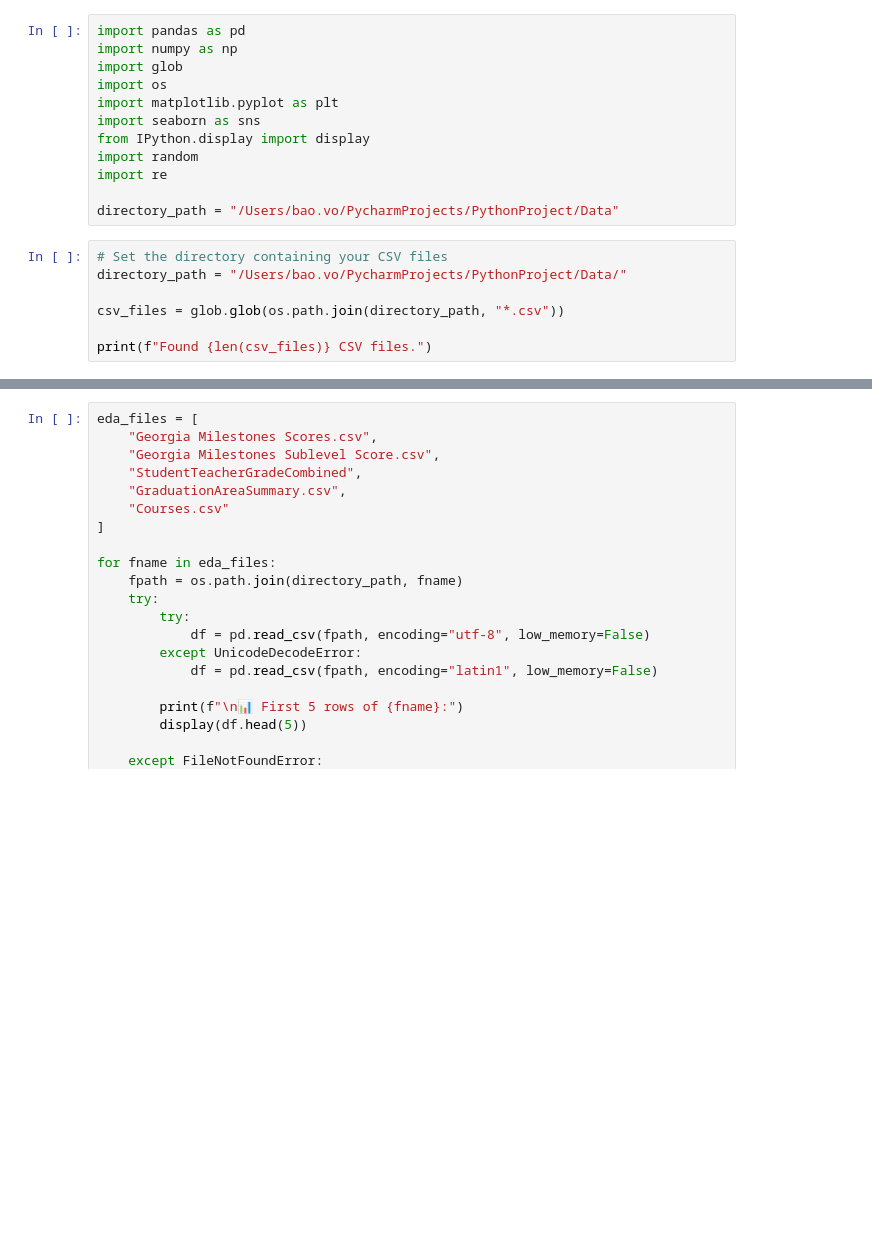
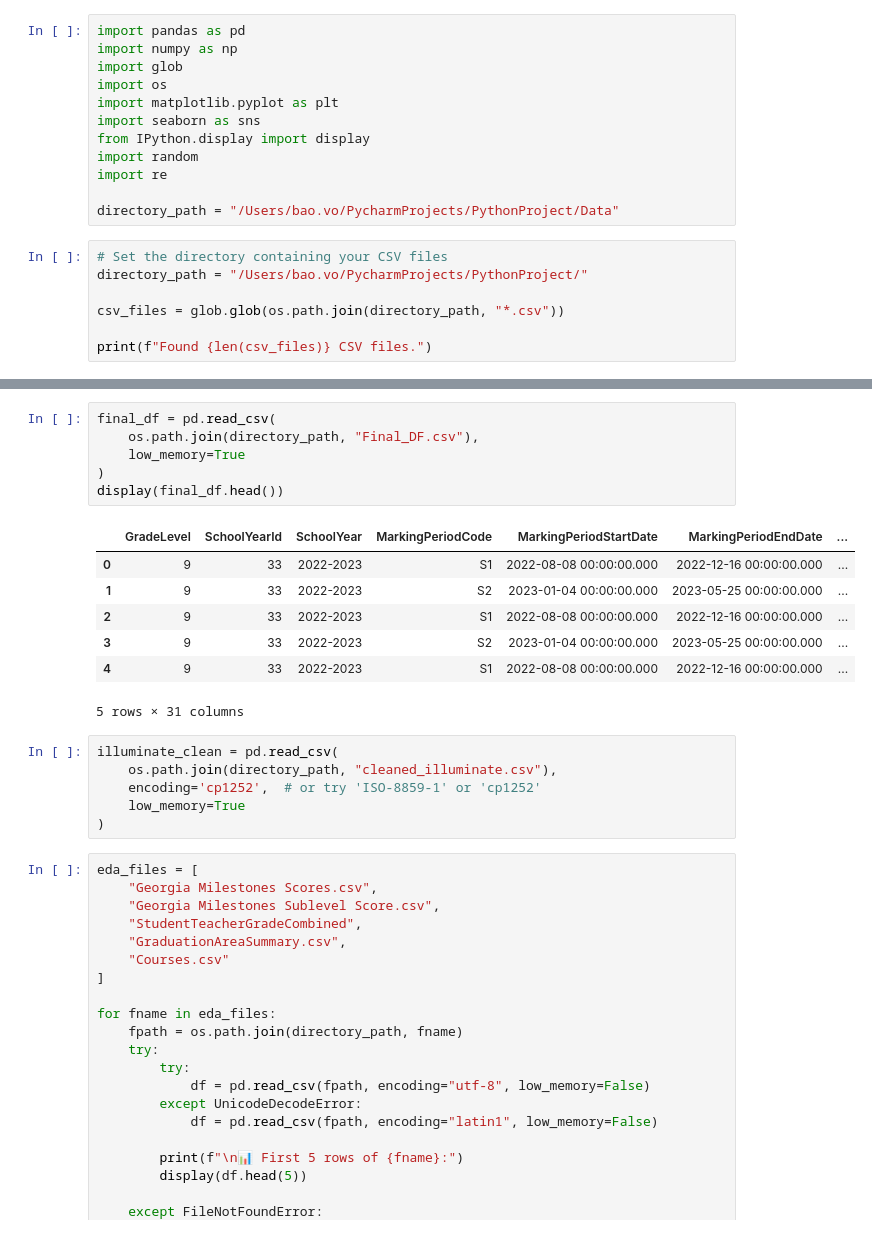
Before and after one commit to bvo0293/PracticumSummer2025, a Jupyter notebook: EDA.ipynb, the cells around one changed output, grey strips where cells are left out. Drawn from its saved outputs; the diff is of its cells as text; blank space fills up the shorter version.

```diff
--- a/EDA.ipynb
+++ b/EDA.ipynb
@@ -12,7 +12,7 @@ import re
 directory_path = "/Users/bao.vo/PycharmProjects/PythonProject/Data"
 # %%
 # Set the directory containing your CSV files
-directory_path = "/Users/bao.vo/PycharmProjects/PythonProject/Data/"
+directory_path = "/Users/bao.vo/PycharmProjects/PythonProject/"
 
 csv_files = glob.glob(os.path.join(directory_path, "*.csv"))
 
@@ -26,3 +62,23 @@ display(illuminate.head())
+# %%
+final_df = pd.read_csv(
+    os.path.join(directory_path, "Final_DF.csv"),
+    low_memory=True
+)
+display(final_df.head())
+# %% [output]
+|  | GradeLevel | SchoolYearId | SchoolYear | MarkingPeriodCode | MarkingPeriodStartDate | MarkingPeriodEndDate | ... |
+| 0 | 9 | 33 | 2022-2023 | S1 | 2022-08-08 00:00:00.000 | 2022-12-16 00:00:00.000 | ... |
+| 1 | 9 | 33 | 2022-2023 | S2 | 2023-01-04 00:00:00.000 | 2023-05-25 00:00:00.000 | ... |
+| 2 | 9 | 33 | 2022-2023 | S1 | 2022-08-08 00:00:00.000 | 2022-12-16 00:00:00.000 | ... |
+| 3 | 9 | 33 | 2022-2023 | S2 | 2023-01-04 00:00:00.000 | 2023-05-25 00:00:00.000 | ... |
+| 4 | 9 | 33 | 2022-2023 | S1 | 2022-08-08 00:00:00.000 | 2022-12-16 00:00:00.000 | ... |
+5 rows × 31 columns
+# %%
+illuminate_clean = pd.read_csv(
+    os.path.join(directory_path, "cleaned_illuminate.csv"),
+    encoding='cp1252',  # or try 'ISO-8859-1' or 'cp1252'
+    low_memory=True
+)
 # %%
 eda_files = [
     "Georgia Milestones Scores.csv",
```
Also changed, not shown: parts of 4 cells of this notebook, 4 other files.
